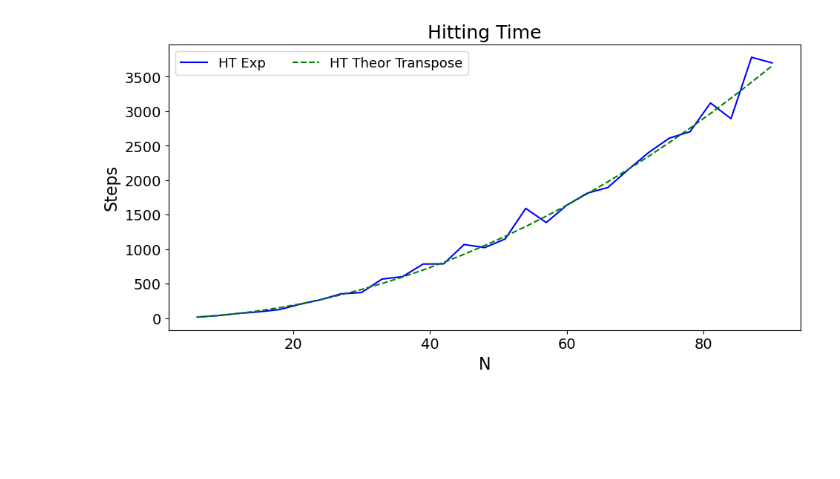
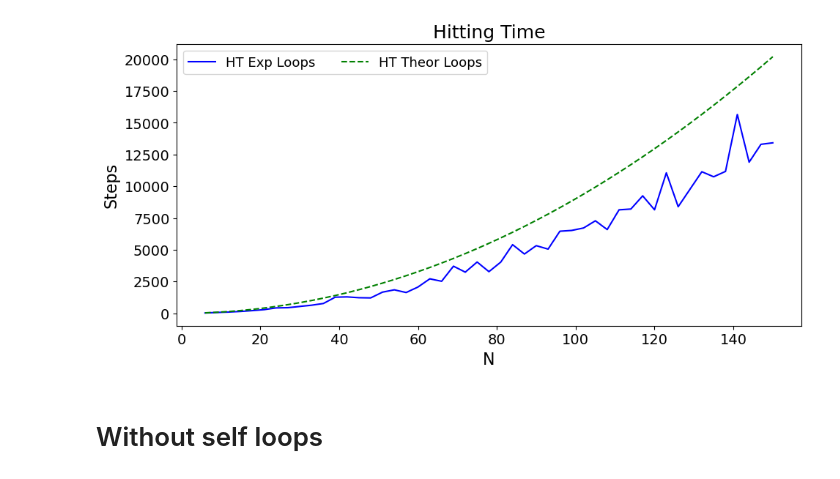
Before and after one commit to JaimePSantos/DynamicRandomWalks, a Jupyter notebook: HT-Static_TemporalHelix.ipynb, the cells around one changed output. Drawn from its saved outputs; the diff is of its cells as text; code cells hidden in the pictures; blank space fills up the shorter version.

```diff
--- a/HT-Static_TemporalHelix.ipynb
+++ b/HT-Static_TemporalHelix.ipynb
@@ -185,52 +282,55 @@ def theoretical_hitting_times_for_staticTempHelix_graphs(reps, init, target):
 # %%
-reps = 30
+reps = 50
 
 init = 0
 target = '-1'
 
 sum_range = [3 + 3*rep for rep in range(1,reps)]
 
-theoretical_hitting_times =  theoretical_hitting_times_for_staticTempHelix_graphs(reps, init, target)
+graphList = [nx.from_numpy_array(generate_static_temporal_helix(rep)) for rep in range(1,reps)]
 
-# theoretical_hitting_times_file5 = f'Datasets/DynGraphsDTRW/theoreticalHitting6TimeStaticTempHelix_N{sum_range[-1]}_FROM{initVertex}-TO{targetVertex}_STEPS{steps}.txt'
+theoretical_hitting_times_autoLoops =  theoretical_hitting_times_for_staticTempHelix_graphs(graphList, init, target)
+# theoretical_hitting_times_file = f'Datasets/HTStaticTempHelix/theoreticalHittingTimeStaticTempHelix_N{sum_range[-1]}_FROM{initVertex}-TO{targetVertex}.txt'
 
-# print(f'Looking for: \n-----> {theoretical_hitting_times_file5}')
+# print(f'Looking for: \n-----> {theoretical_hitting_times_file}')
 
-# if os.path.exists(theoretical_hitting_times_file5):
-#     theoretical_hitting_times5 = load_list_from_file(theoretical_hitting_times_file5)
+# if os.path.exists(theoretical_hitting_times_file):
+#     theoretical_hitting_times = load_list_from_file(theoretical_hitting_times_file)
 #     print('\nFile exists!')
 # else:
 #     print('\nFile Doesnt Exist!')
-#     theoretical_hitting_times5 =  theoretical_hitting_times5_for_staticTempHelix_graphs(reps, init, target,steps)
-#     write_list_to_file(theoretical_hitting_times_file5, theoretical_hitting_times5)
+#     theoretical_hitting_times =  theoretical_hitting_times_for_staticTempHelix_graphs(reps, init, target)
+#     write_list_to_file(theoretical_hitting_times_file, theoretical_hitting_times)
 # %%
-alphaLabelList = [r'HT Exp',f'HT Theor Transpose']# ,f'HT TheorV1 Szeg',f'HT TheorV4 Kr',f'HT TheorV5 Kr',f'n^2',f'{round(c,2)}n^{factor}']
+alphaLabelList = [r'HT Exp Loops',f'HT Theor Loops']# ,f'HT TheorV1 Szeg',f'HT TheorV4 Kr',f'HT TheorV5 Kr',f'n^2',f'{round(c,2)}n^{factor}']
 
 
 params = {
     'font_size' : 14,
     'figsize': (11, 5),
     'plot_title' : f'Hitting Time',
     'x_label' : 'N',
     'y_label' : "Steps",
     'legend_labels' : alphaLabelList,
     'legend_loc': "best",
     # 'legend_title' : r'$\alpha$',
     'legend_ncol' : 2,
     'color_list' : ['#0000FF', '#008000', '#525252','red','#eb4034','#8f82f1'],
     'line_style_list' : ['-', '--','-.',':','-','-.'],
     # 'save_path' : f'Output/OrientedDynamics/orientedDynamics_N{N}_NWALKS{len(alphaList)}_Alphas{str([round(a, 2) for a in alphaList]).replace(", ", "-").replace("[", "").replace("]", "")}_TMAX{round(t)}.png',
     'use_loglog': False,
     'use_cbar' : False,
     'cbar_label' : None,
     'cbar_ticks' : None,
     'cbar_tick_labels' : None,
     'x_lim' : None,
 }
 
 y_value_list = [hitting_times,
-                theoretical_hitting_times]
+                theoretical_hitting_times_autoLoops]
 
 plot_qwak(x_value_matrix = [list(sum_range)]*len(y_value_list) , y_value_matrix = y_value_list ,**params)
 # %% [output]
-[figure, old version]
+[figure, new version]
+# %% [markdown]
+# Without self loops
```
Also changed, not shown: parts of 10 cells of this notebook, 6 other files.
